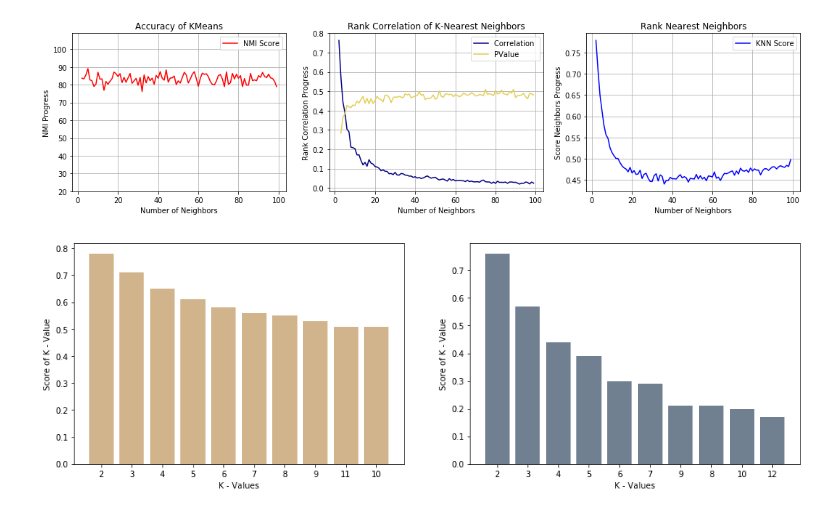
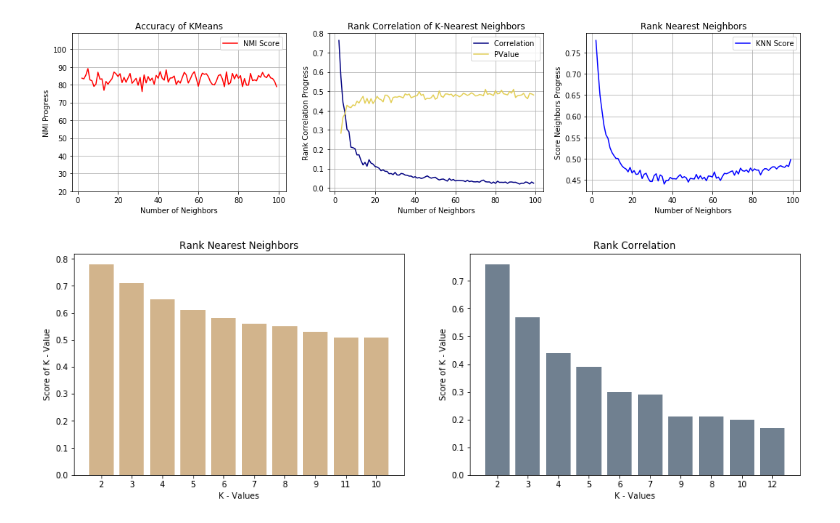
Before and after one commit to saman-nia/Deep-Learning-for-Dimensionality-Reduction, a Jupyter notebook: Text Documents Dimensionality Reduction/Finding_K_Values.ipynb, the cells around one changed output. Saved outputs shown, nothing was run; the diff lists cells and outputs as text; code cells hidden in the pictures.

```diff
--- a/Text Documents Dimensionality Reduction/Finding_K_Values.ipynb
+++ b/Text Documents Dimensionality Reduction/Finding_K_Values.ipynb
@@ -517,15 +517,17 @@ top_K_Corr = sorted(zip(map(lambda x: round(x, 2), list_rhos), steps), reverse=T
 # %%
 plt.figure(1, figsize=(16, 5))
 plt.subplot(1,2,1)
 plt.bar(numpy.arange(len(list(zip(*top_K_NN))[1])), list(zip(*top_K_NN))[0], color='tan', align='center')
 plt.xticks(numpy.arange(len(list(zip(*top_K_NN))[1])), list(zip(*top_K_NN))[1])
+plt.title('Rank Nearest Neighbors')
 plt.xlabel('K - Values')
 plt.ylabel('Score of K - Value')
 plt.subplot(1,2,2)
 plt.bar(numpy.arange(len(list(zip(*top_K_Corr))[1])), list(zip(*top_K_Corr))[0], color='slategrey', align='center')
 plt.xticks(numpy.arange(len(list(zip(*top_K_Corr))[1])), list(zip(*top_K_Corr))[1])
+plt.title('Rank Correlation')
 plt.xlabel('K - Values')
 plt.ylabel('Score of K - Value')
 plt.show()
 # %% [output]
-[figure, old version]
+[figure, new version]
```
